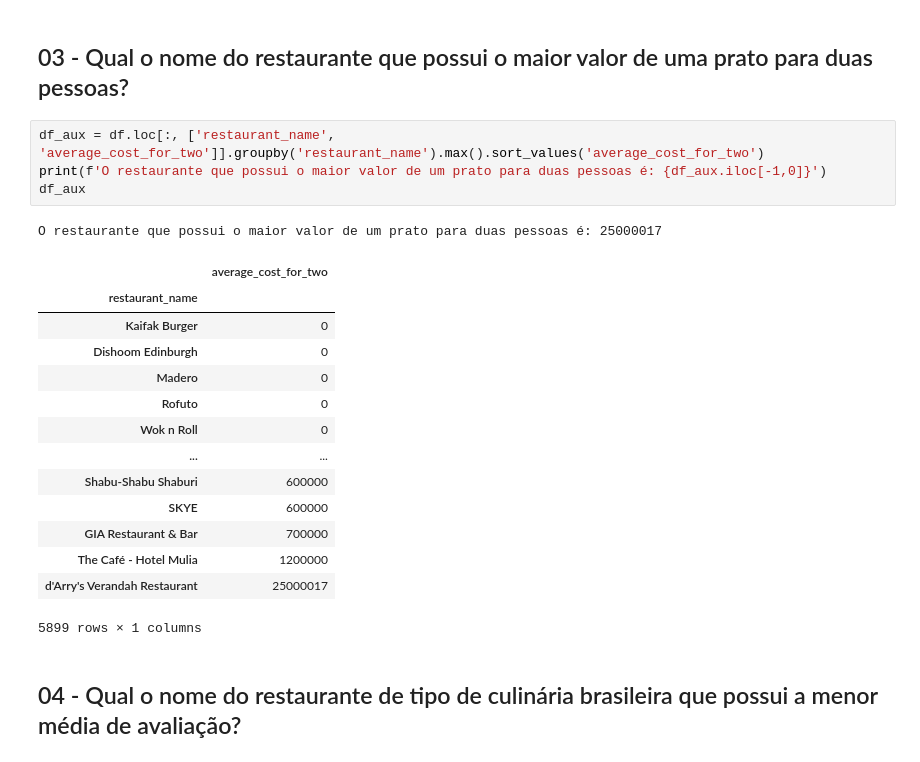
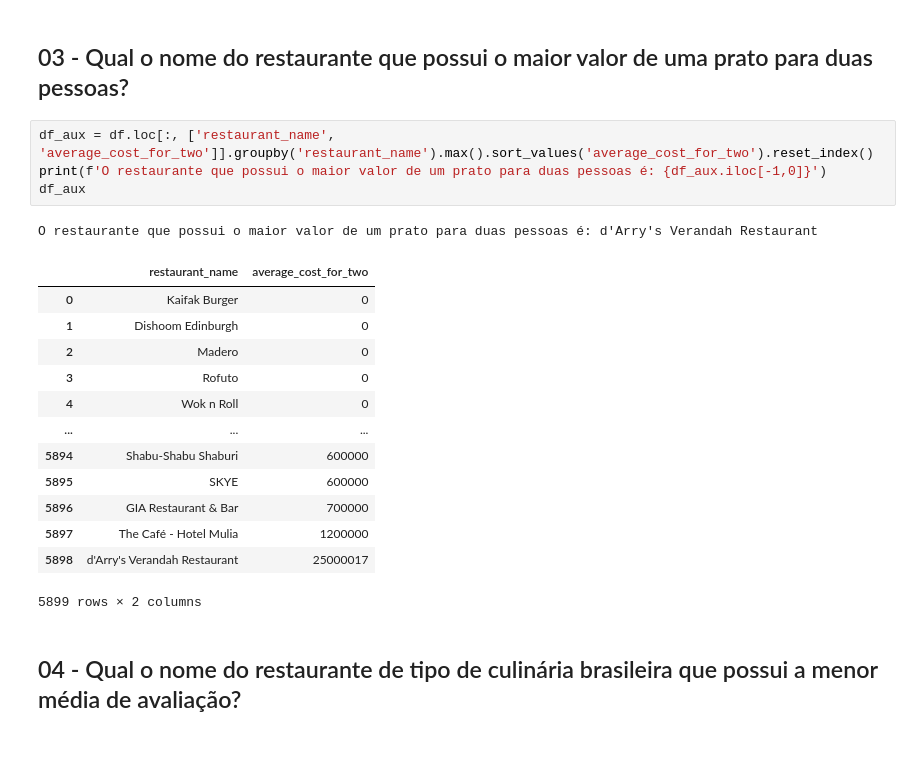
Before and after one commit to LuiMagno/DS_Notebooks, a Jupyter notebook: ComunidadeDS/FTC_Python/Projeto Final/ProjetoFinal - Geral.ipynb, the cells around one changed output. Drawn from its saved outputs; the diff is of its cells as text.

```diff
--- a/ComunidadeDS/FTC_Python/Projeto Final/ProjetoFinal - Geral.ipynb
+++ b/ComunidadeDS/FTC_Python/Projeto Final/ProjetoFinal - Geral.ipynb
@@ -544,25 +443,24 @@ O restaurante que possui a maior nota média é: Buddakan
 # %% [markdown]
 ## 03 - Qual o nome do restaurante que possui o maior valor de uma prato para duas pessoas?
 # %%
-df_aux = df.loc[:, ['restaurant_name', 'average_cost_for_two']].groupby('restaurant_name').max().sort_values('average_cost_for_two')
+df_aux = df.loc[:, ['restaurant_name', 'average_cost_for_two']].groupby('restaurant_name').max().sort_values('average_cost_for_two').reset_index()
 print(f'O restaurante que possui o maior valor de um prato para duas pessoas é: {df_aux.iloc[-1,0]}')
 df_aux
 # %% [output]
-O restaurante que possui o maior valor de um prato para duas pessoas é: 25000017
+O restaurante que possui o maior valor de um prato para duas pessoas é: d'Arry's Verandah Restaurant
-|  | average_cost_for_two |
-| restaurant_name |  |
-| Kaifak Burger | 0 |
-| Dishoom Edinburgh | 0 |
-| Madero | 0 |
-| Rofuto | 0 |
-| Wok n Roll | 0 |
-| ... | ... |
-| Shabu-Shabu Shaburi | 600000 |
-| SKYE | 600000 |
-| GIA Restaurant & Bar | 700000 |
-| The Café - Hotel Mulia | 1200000 |
-| d'Arry's Verandah Restaurant | 25000017 |
+|  | restaurant_name | average_cost_for_two |
+| 0 | Kaifak Burger | 0 |
+| 1 | Dishoom Edinburgh | 0 |
+| 2 | Madero | 0 |
+| 3 | Rofuto | 0 |
+| 4 | Wok n Roll | 0 |
+| ... | ... | ... |
+| 5894 | Shabu-Shabu Shaburi | 600000 |
+| 5895 | SKYE | 600000 |
+| 5896 | GIA Restaurant & Bar | 700000 |
+| 5897 | The Café - Hotel Mulia | 1200000 |
+| 5898 | d'Arry's Verandah Restaurant | 25000017 |
-5899 rows × 1 columns
+5899 rows × 2 columns
 # %% [markdown]
 ## 04 - Qual o nome do restaurante de tipo de culinária brasileira que possui a menor média de avaliação?
 # %%
```
Also changed, not shown: parts of 39 cells of this notebook.
